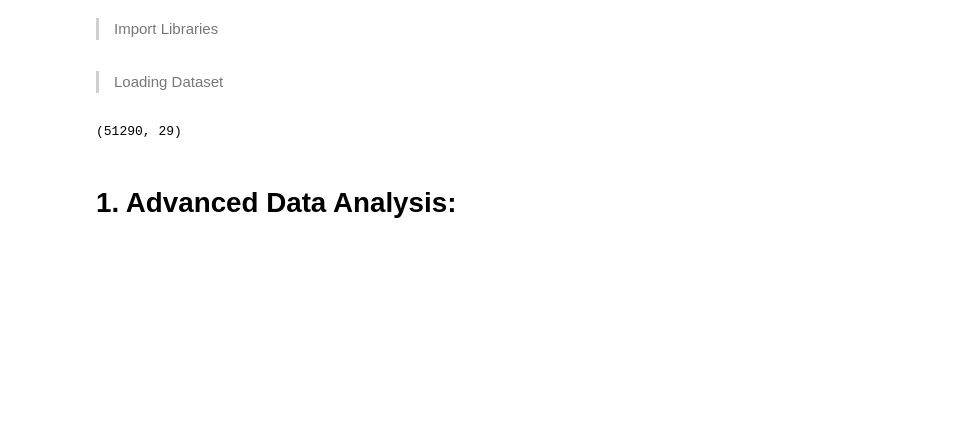
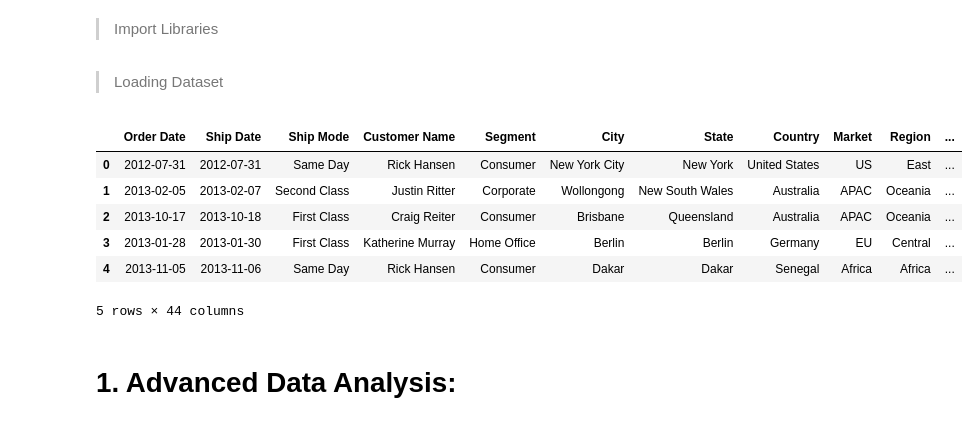
Before and after one commit to MohamedElbadawy1/Sales-and-Demand-Forecasting, a Jupyter notebook: Milestone 2/2nd_Milestone.ipynb, the cells around one changed output. Cells and saved outputs as stored; diff of their text form; code cells hidden in the pictures; blank space fills up the shorter version.

```diff
--- a/Milestone 2/2nd_Milestone.ipynb
+++ b/Milestone 2/2nd_Milestone.ipynb
@@ -12,9 +12,15 @@ from sklearn.preprocessing import LabelEncoder
 > Loading Dataset
 # %%
 sales = sales = pd.read_csv('../Data/Data After Milestone 1.csv', encoding='latin-1')
-sales.shape
+sales.head()
 # %% [output]
+|  | Order Date | Ship Date | Ship Mode | Customer Name | Segment | City | State | Country | Market | Region | ... |
+| 0 | 2012-07-31 | 2012-07-31 | Same Day | Rick Hansen | Consumer | New York City | New York | United States | US | East | ... |
+| 1 | 2013-02-05 | 2013-02-07 | Second Class | Justin Ritter | Corporate | Wollongong | New South Wales | Australia | APAC | Oceania | ... |
+| 2 | 2013-10-17 | 2013-10-18 | First Class | Craig Reiter | Consumer | Brisbane | Queensland | Australia | APAC | Oceania | ... |
+| 3 | 2013-01-28 | 2013-01-30 | First Class | Katherine Murray | Home Office | Berlin | Berlin | Germany | EU | Central | ... |
+| 4 | 2013-11-05 | 2013-11-06 | Same Day | Rick Hansen | Consumer | Dakar | Dakar | Senegal | Africa | Africa | ... |
-(51290, 29)
+5 rows × 44 columns
 # %% [markdown]
 # 1. Advanced Data Analysis:
 # %% [markdown]
```
Also changed, not shown: parts of 2 cells of this notebook, 2 other files.
